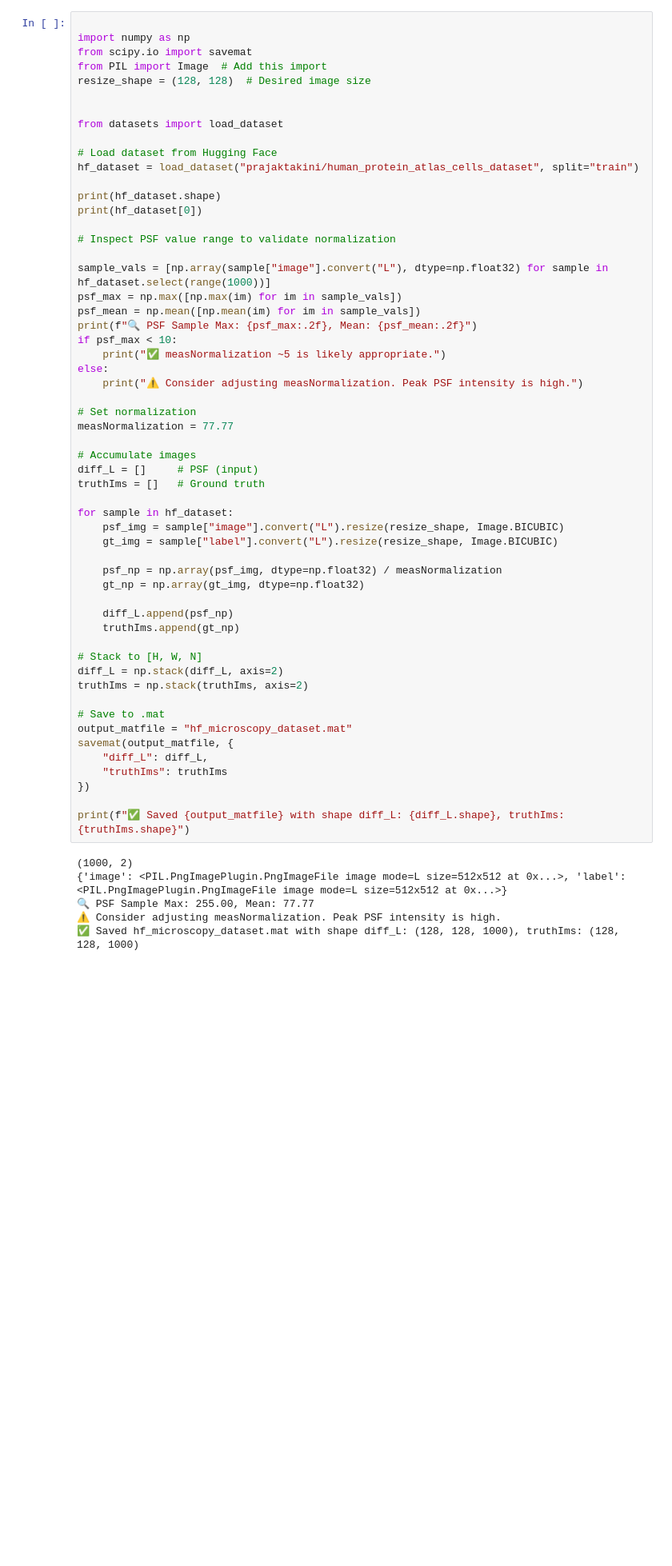
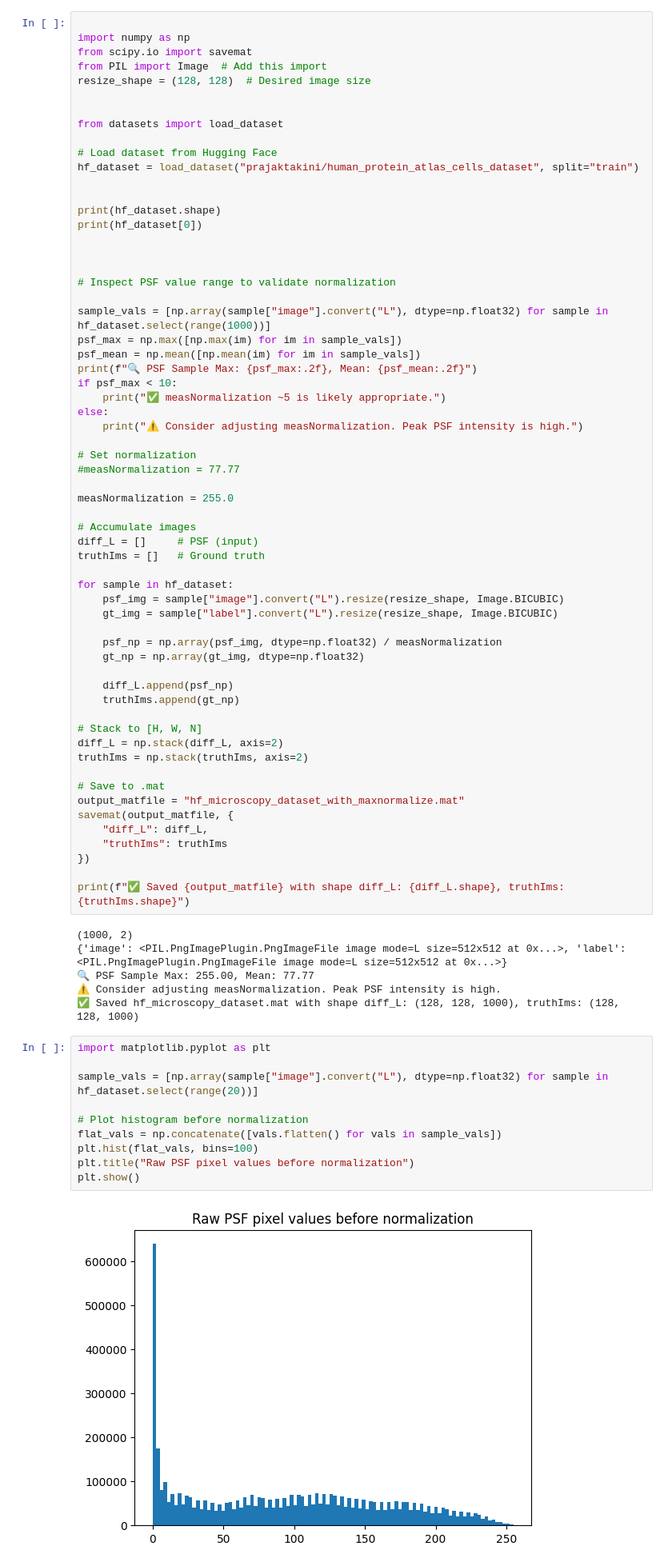
Before and after one commit to prajaktakini/Unrolled-DOT, a Jupyter notebook: realworld_microscopy_images_training/dataset_creation/save_huggingface_dataset.ipynb, the cells around one changed output. Shown: that part at 80% size. Cells and saved outputs as stored; diff of their text form; blank space fills up the shorter version.

```diff
--- a/realworld_microscopy_images_training/dataset_creation/save_huggingface_dataset.ipynb
+++ b/realworld_microscopy_images_training/dataset_creation/save_huggingface_dataset.ipynb
@@ -100,8 +142,11 @@ from datasets import load_dataset
 # Load dataset from Hugging Face
 hf_dataset = load_dataset("prajaktakini/human_protein_atlas_cells_dataset", split="train")
 
+
 print(hf_dataset.shape)
 print(hf_dataset[0])
+
+
 
 # Inspect PSF value range to validate normalization
 
@@ -115,7 +160,9 @@ else:
     print("⚠️ Consider adjusting measNormalization. Peak PSF intensity is high.")
 
 # Set normalization
-measNormalization = 77.77
+#measNormalization = 77.77
+
+measNormalization = 255.0
 
 # Accumulate images
 diff_L = []     # PSF (input)
@@ -136,7 +183,7 @@ diff_L = np.stack(diff_L, axis=2)
 truthIms = np.stack(truthIms, axis=2)
 
 # Save to .mat
-output_matfile = "hf_microscopy_dataset.mat"
+output_matfile = "hf_microscopy_dataset_with_maxnormalize.mat"
 savemat(output_matfile, {
     "diff_L": diff_L,
     "truthIms": truthIms
@@ -149,3 +196,15 @@ print(f"✅ Saved {output_matfile} with shape diff_L: {diff_L.shape}, truthIms:
 🔍 PSF Sample Max: 255.00, Mean: 77.77
 ⚠️ Consider adjusting measNormalization. Peak PSF intensity is high.
 ✅ Saved hf_microscopy_dataset.mat with shape diff_L: (128, 128, 1000), truthIms: (128, 128, 1000)
+# %%
+import matplotlib.pyplot as plt
+
+sample_vals = [np.array(sample["image"].convert("L"), dtype=np.float32) for sample in hf_dataset.select(range(20))]
+
+# Plot histogram before normalization
+flat_vals = np.concatenate([vals.flatten() for vals in sample_vals])
+plt.hist(flat_vals, bins=100)
+plt.title("Raw PSF pixel values before normalization")
+plt.show()
+# %% [output]
+[figure, added]
```
Also changed, not shown: parts of 2 cells of this notebook, 5 other files.
